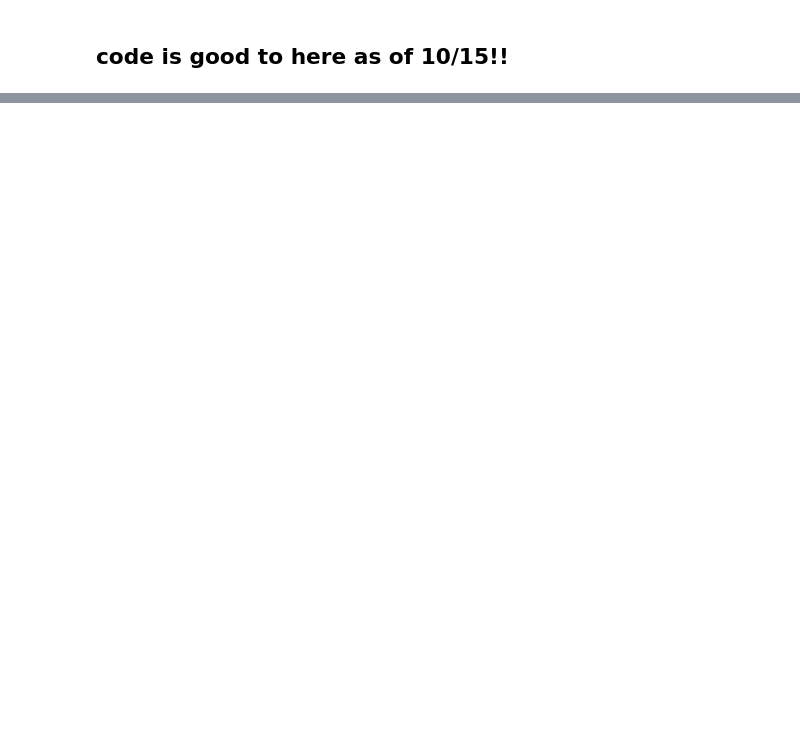
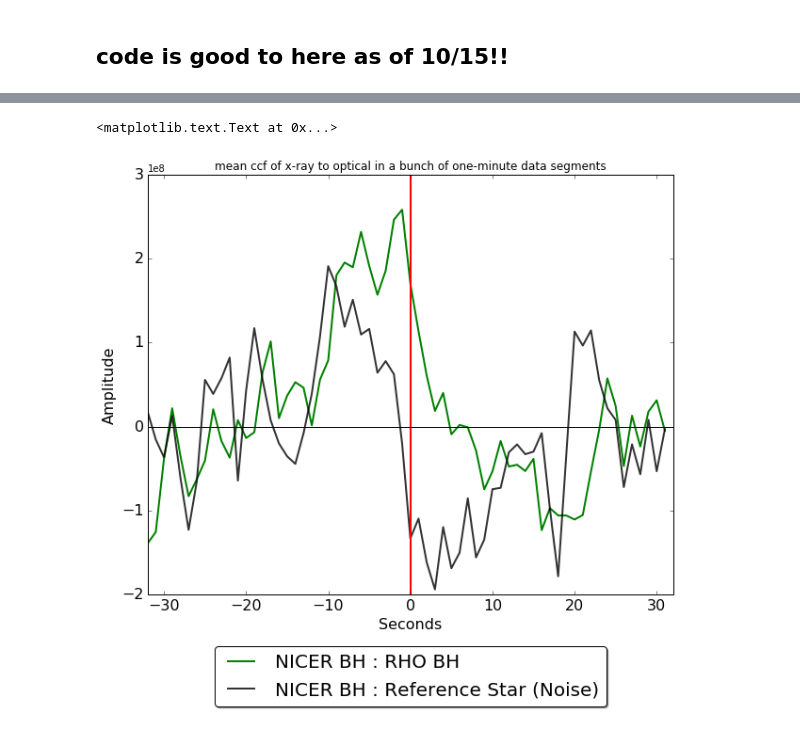
Before and after one commit to ajlemma/maxij, a Jupyter notebook: crosspower_redo_analysis_nov19_prettygood.ipynb, the cells around one changed output, grey strips where cells are left out. Saved outputs shown, nothing was run; the diff lists cells and outputs as text; code cells hidden in the pictures; blank space fills up the shorter version.

```diff
--- a/crosspower_redo_analysis_nov19_prettygood.ipynb
+++ b/crosspower_redo_analysis_nov19_prettygood.ipynb
@@ -453 +739,30 @@ ax.set_ylabel('Amplitude',fontsize=16)
+# %%
+# mean of all (good) CCFs
+#plot cross correlations
+# now for x-ray defined version!
+
+fig3,ax=plt.subplots(figsize=[10,8],facecolor='w')
+# g = np.zeros(len(overlap))<1
+# bad = [0, 4, 5, 7, 12,15]
+# for x in bad:
+#     g[x] = False
+# g=np.asarray(g)
+
+ax.plot(xrange(-32,32),np.mean([ccf_xray_rho_maxij[str(c)] for c in ochunk_kfix],axis=0),'g', lw=2)
+ax.plot(xrange(-32,32),np.mean([ccf_xray_maxij_rho_tycho_control[str(c)] for c in ochunk_kfix],axis=0),'k',alpha=.8,lw = 2)
+ax.axvline(x=0,color='r',lw = 2)
+ax.axhline(y=0,color='k')
+ax.legend(['NICER BH : RHO BH','NICER BH : Reference Star (Noise)'],
+         loc='upper center', bbox_to_anchor=(0.5, -0.1),
+          fancybox=True, shadow=True, ncol=1, fontsize=20)
+# ax.set_title('Mean Cross-Correlation of X-ray whaaaato Optical \n over Five one-minute Data Segments',
+#             fontsize = 25)
+ax.set_title("mean ccf of x-ray to optical in a bunch of one-minute data segments")
+ax.set_xlim(-32,32)
+ax.tick_params(axis='both', which='major', labelsize=16)
+ax.set_xlabel('Seconds',fontsize=16)
+ax.set_ylabel('Amplitude',fontsize=16)
+# %% [output]
+<matplotlib.text.Text at 0x...>
+[figure, added]
 # %%
```
Also changed, not shown: parts of 44 cells of this notebook.
